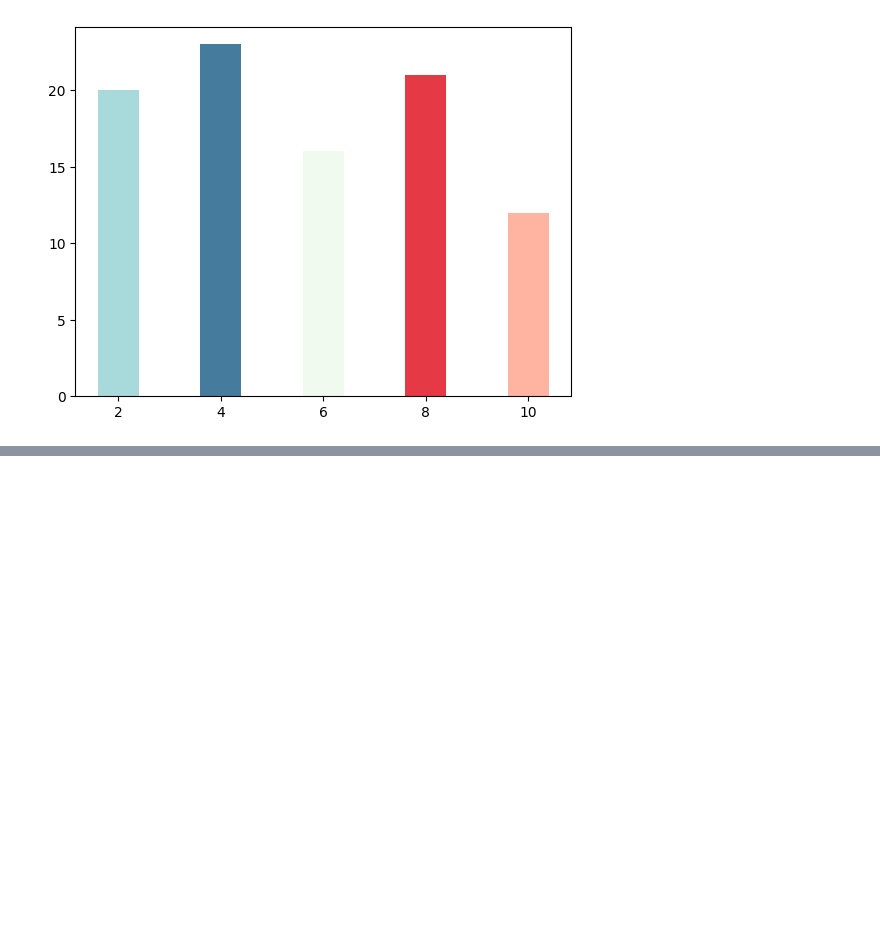
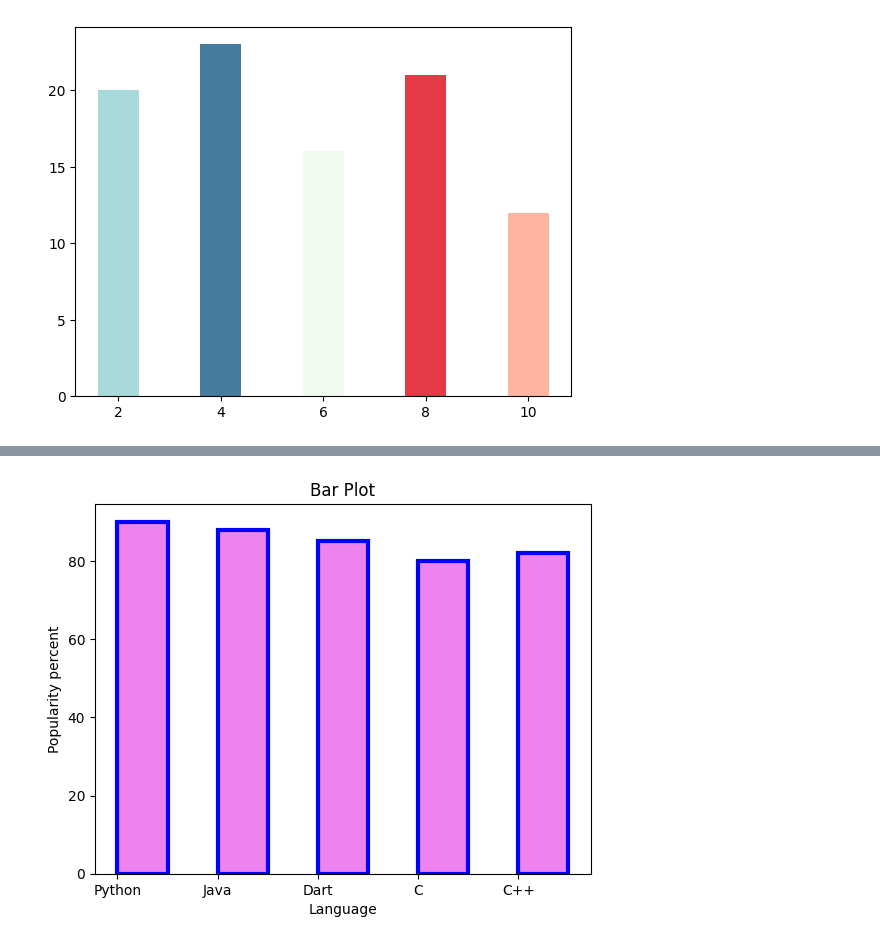
Before and after one commit to NishmthaM/matplotlib_python, a Jupyter notebook: Matplotlib.ipynb, the cells around one changed output, grey strips where cells are left out. Drawn from its saved outputs; the diff is of its cells as text; code cells hidden in the pictures; blank space fills up the shorter version.

```diff
--- a/Matplotlib.ipynb
+++ b/Matplotlib.ipynb
@@ -40,0 +58,14 @@ plt.show()
+# %%
+import matplotlib.pyplot as plt
+
+x=["Python","Java","Dart","C","C++"]
+y=[90,88,85,80,82]
+
+plt.xlabel("Language",fontsize=10)
+plt.ylabel("Popularity percent")
+plt.title("Bar Plot")
+
+plt.bar(x,y,width=0.5,color="violet",align="edge",edgecolor="blue",linewidth=3)
+plt.show()
+# %% [output]
+[figure, added]
```
Also changed, not shown: parts of 8 cells of this notebook.
